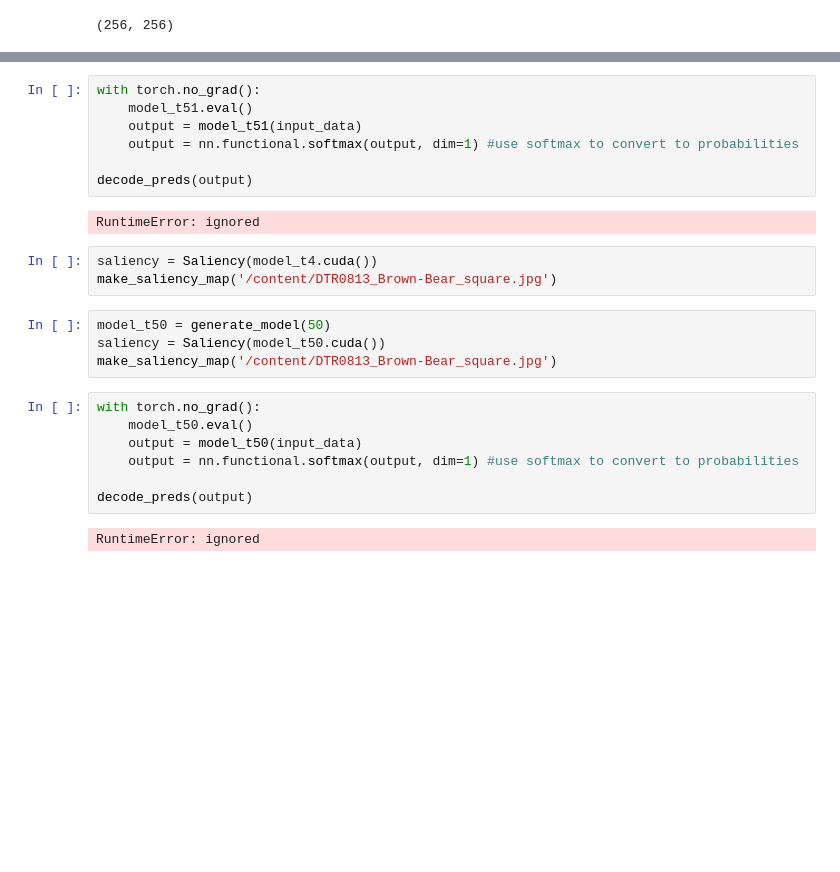
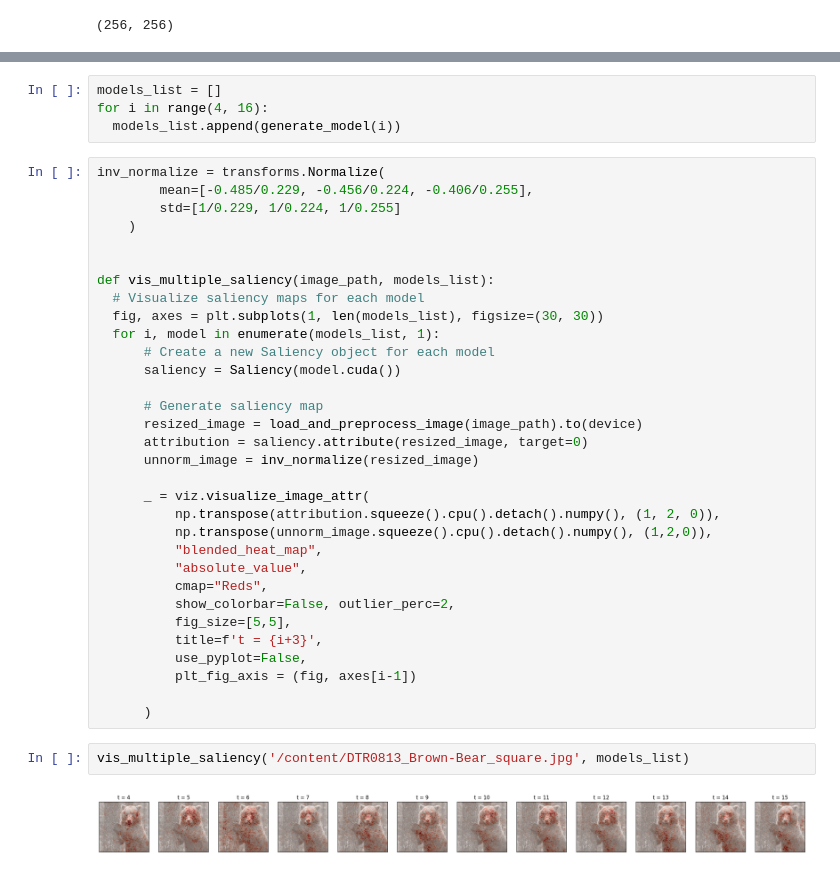
Before and after one commit to glet2024/CLPS-1291-FP, a Jupyter notebook: NEW_Comp_Methods_Final_Project.ipynb, the cells around one changed output, grey strips where cells are left out. Drawn from its saved outputs; the diff is of its cells as text; blank space fills up the shorter version.

```diff
--- a/NEW_Comp_Methods_Final_Project.ipynb
+++ b/NEW_Comp_Methods_Final_Project.ipynb
@@ -594,25 +561,40 @@ tensor([[[[0.0000, 0.0000, 0.0000,  ..., 0.0000, 0.0000, 0.0000],
-# %%
-with torch.no_grad():
-    model_t51.eval()
-    output = model_t51(input_data)
-    output = nn.functional.softmax(output, dim=1) #use softmax to convert to probabilities
-
-decode_preds(output)
-# %% [output]
-RuntimeError: ignored
+# %%
+models_list = []
+for i in range(4, 16):
+  models_list.append(generate_model(i))
+# %%
+inv_normalize = transforms.Normalize(
+        mean=[-0.485/0.229, -0.456/0.224, -0.406/0.255],
+        std=[1/0.229, 1/0.224, 1/0.255]
+    )
+
+
+def vis_multiple_saliency(image_path, models_list):
+  # Visualize saliency maps for each model
+  fig, axes = plt.subplots(1, len(models_list), figsize=(30, 30))
+  for i, model in enumerate(models_list, 1):
+      # Create a new Saliency object for each model
+      saliency = Saliency(model.cuda())
+
+      # Generate saliency map
+      resized_image = load_and_preprocess_image(image_path).to(device)
+      attribution = saliency.attribute(resized_image, target=0)
+      unnorm_image = inv_normalize(resized_image)
+
+      _ = viz.visualize_image_attr(
+          np.transpose(attribution.squeeze().cpu().detach().numpy(), (1, 2, 0)),
+          np.transpose(unnorm_image.squeeze().cpu().detach().numpy(), (1,2,0)),
+          "blended_heat_map",
+          "absolute_value",
+          cmap="Reds",
+          show_colorbar=False, outlier_perc=2,
+          fig_size=[5,5],
+          title=f't = {i+3}',
+          use_pyplot=False,
+          plt_fig_axis = (fig, axes[i-1])
+
+      )
 # %%
-saliency = Saliency(model_t4.cuda())
-make_saliency_map('/content/DTR0813_Brown-Bear_square.jpg')
+vis_multiple_saliency('/content/DTR0813_Brown-Bear_square.jpg', models_list)
+# %% [output]
+[figure, added]
-# %%
-model_t50 = generate_model(50)
-saliency = Saliency(model_t50.cuda())
-make_saliency_map('/content/DTR0813_Brown-Bear_square.jpg')
-# %%
-with torch.no_grad():
-    model_t50.eval()
-    output = model_t50(input_data)
-    output = nn.functional.softmax(output, dim=1) #use softmax to convert to probabilities
-
-decode_preds(output)
-# %% [output]
-RuntimeError: ignored
```
Also changed, not shown: parts of 11 cells of this notebook.
